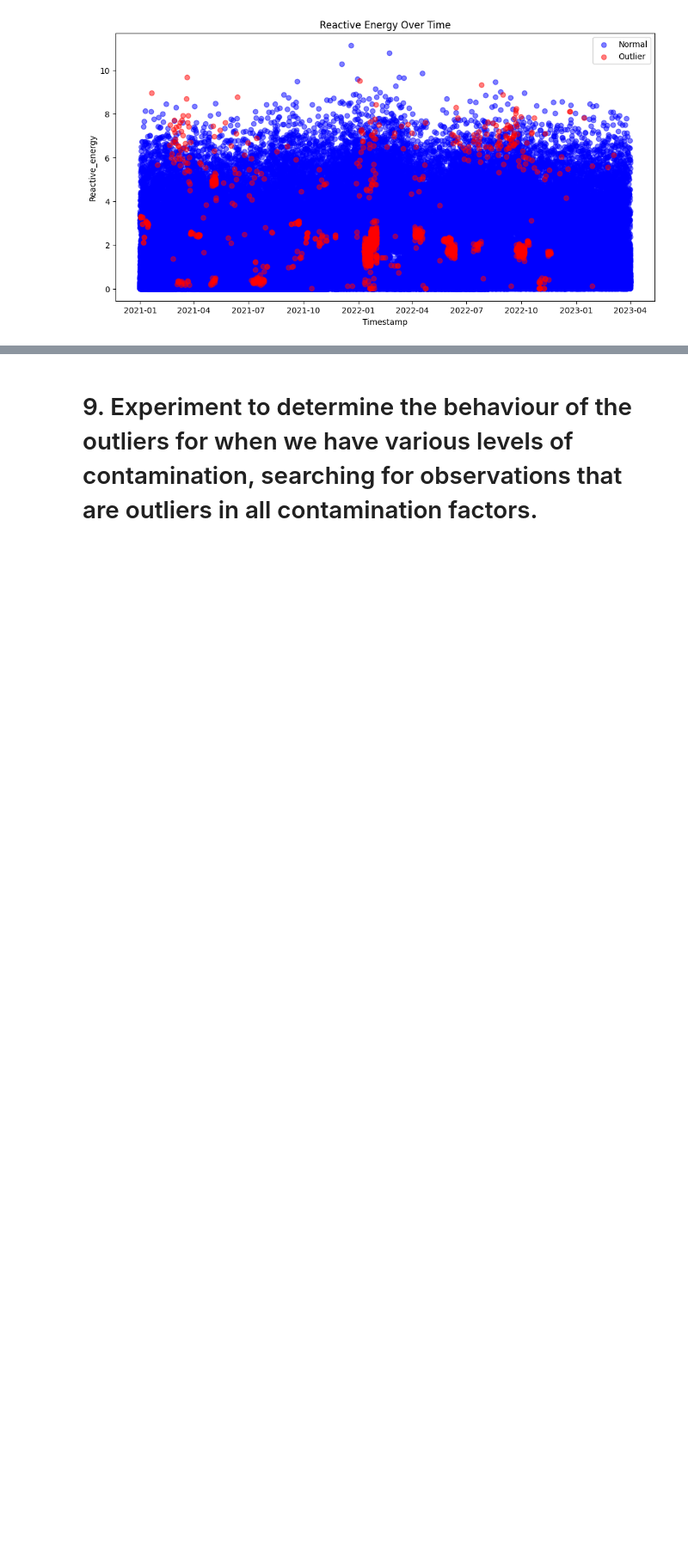
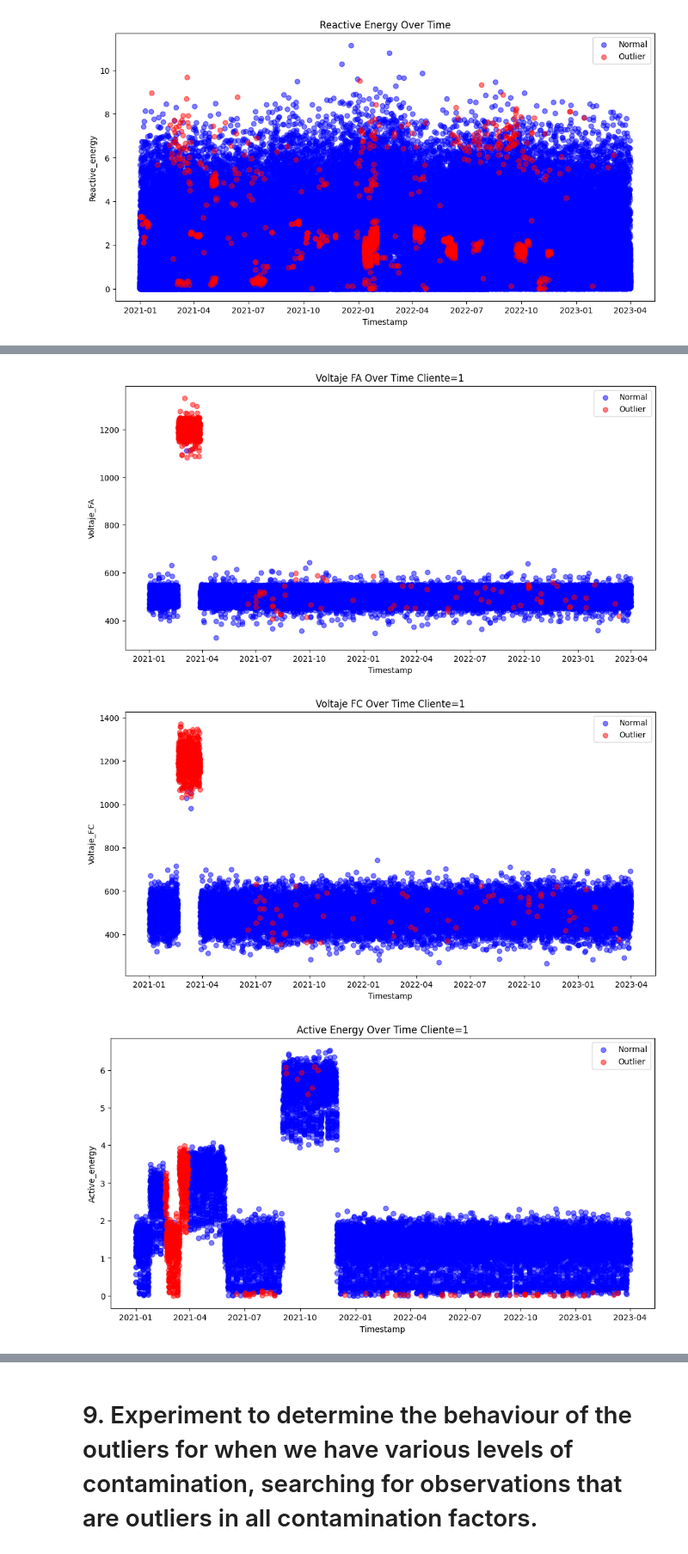
Before and after one commit to eduardotoledoZero/anomagram, a Jupyter notebook: step_4.1 anomalies_by_isolation.ipynb, the cells around one changed output, grey strips where cells are left out. Shown at 86% size. Cells and saved outputs as stored; diff of their text form; code cells hidden in the pictures; blank space fills up the shorter version.

```diff
--- a/step_4.1 anomalies_by_isolation.ipynb
+++ b/step_4.1 anomalies_by_isolation.ipynb
@@ -647,0 +735,47 @@ plot_data(df_sampled, 'Fecha', 'Reactive_energy', 'Outlier_Label', 'Reactive Ene
+# %%
+import pandas as pd
+import matplotlib.pyplot as plt
+
+# Load the dataset
+df = pd.read_csv('../data/output/consumo_datamart_gold.csv')
+df= df[df['ClienteId']==1]
+df['Fecha'] = pd.to_datetime(df['Fecha'])
+
+# Sub-sample 50% of the data
+df_sampled = df.sample(frac=1)
+
+# Define a function to determine if a row is an outlier
+def is_outlier(row):
+    if (row['Anomaly_Cliente'] == -1): # and
+       # row['Anomaly_Sector'] == -1 and
+        #row['Anomaly_Cliente'] == -1 and
+        #row['Anomaly_Global'] == -1):
+        return -1
+    else:
+        return 1
+
+# Apply the function to each row
+df_sampled['Outlier_Label'] = df_sampled.apply(is_outlier, axis=1)
+
+# Function to create plots
+def plot_data(df, x, y, hue, title):
+    plt.figure(figsize=(12, 6))
+    # Plot normal observations
+    plt.scatter(df[x][df[hue] == 1], df[y][df[hue] == 1], c='blue', label='Normal', alpha=0.5)
+    # Plot outliers
+    plt.scatter(df[x][df[hue] == -1], df[y][df[hue] == -1], c='red', label='Outlier', alpha=0.5)
+    plt.title(title)
+    plt.xlabel('Timestamp')
+    plt.ylabel(y)
+    plt.legend()
+    plt.show()
+
+# Plotting data with the new Outlier_Label
+plot_data(df_sampled, 'Fecha', 'Voltaje_FA', 'Outlier_Label', 'Voltaje FA Over Time Cliente=1')
+plot_data(df_sampled, 'Fecha', 'Voltaje_FC', 'Outlier_Label', 'Voltaje FC Over Time Cliente=1')
+plot_data(df_sampled, 'Fecha', 'Active_energy', 'Outlier_Label', 'Active Energy Over Time Cliente=1')
+plot_data(df_sampled, 'Fecha', 'Reactive_energy', 'Outlier_Label', 'Reactive Energy Over Time Cliente=1')
+# %% [output]
+[figure, added]
+[figure, added]
+[figure, added]
```
Also changed, not shown: parts of 21 cells of this notebook, 1 other file.
